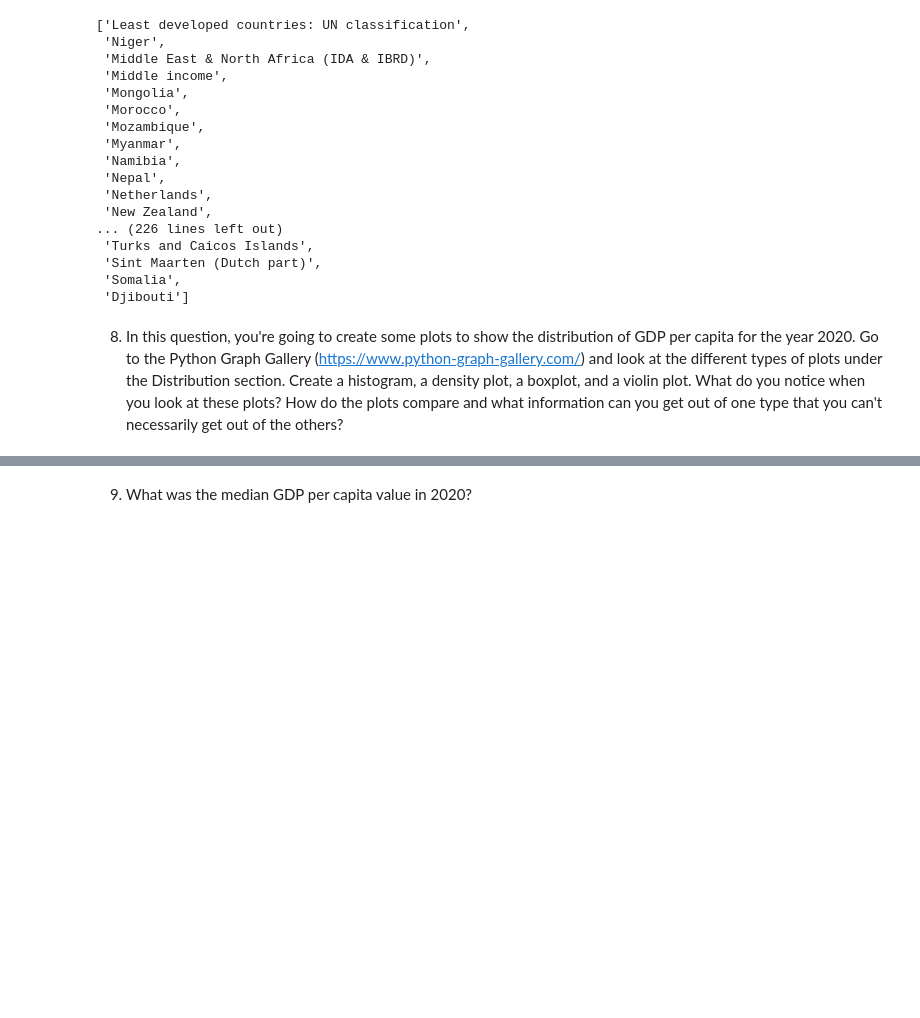
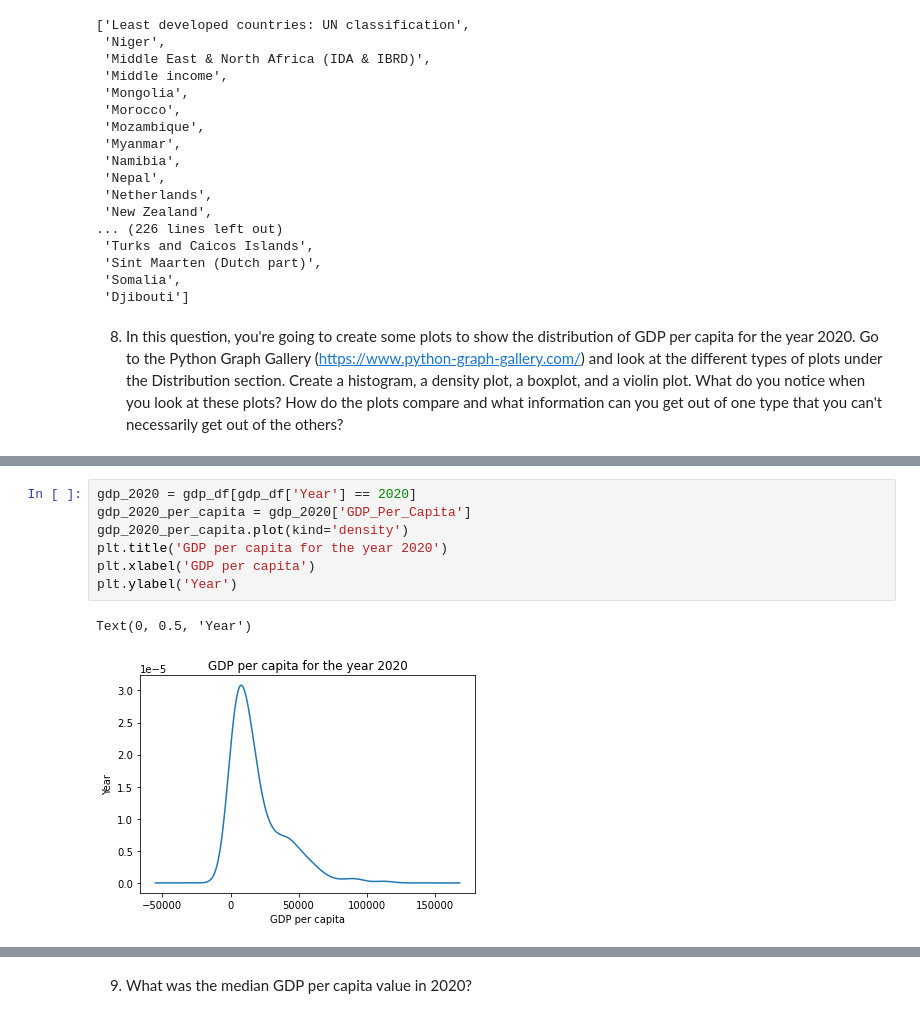
Before and after one commit to NSS-Data-Analytics-Cohort-8/gdp-and-internet-usage-Travis37115, a Jupyter notebook: notebooks/gdp_internet.ipynb, the cells around one changed output, grey strips where cells are left out. Drawn from its saved outputs; the diff is of its cells as text; blank space fills up the shorter version.

```diff
--- a/notebooks/gdp_internet.ipynb
+++ b/notebooks/gdp_internet.ipynb
@@ -46,0 +69,10 @@ gdp_df.Country.value_counts().index.tolist()
+# %%
+gdp_2020 = gdp_df[gdp_df['Year'] == 2020]
+gdp_2020_per_capita = gdp_2020['GDP_Per_Capita']
+gdp_2020_per_capita.plot(kind='density')
+plt.title('GDP per capita for the year 2020')
+plt.xlabel('GDP per capita')
+plt.ylabel('Year')
+# %% [output]
+Text(0, 0.5, 'Year')
+[figure, added]
```
Also changed, not shown: parts of 4 cells of this notebook.
